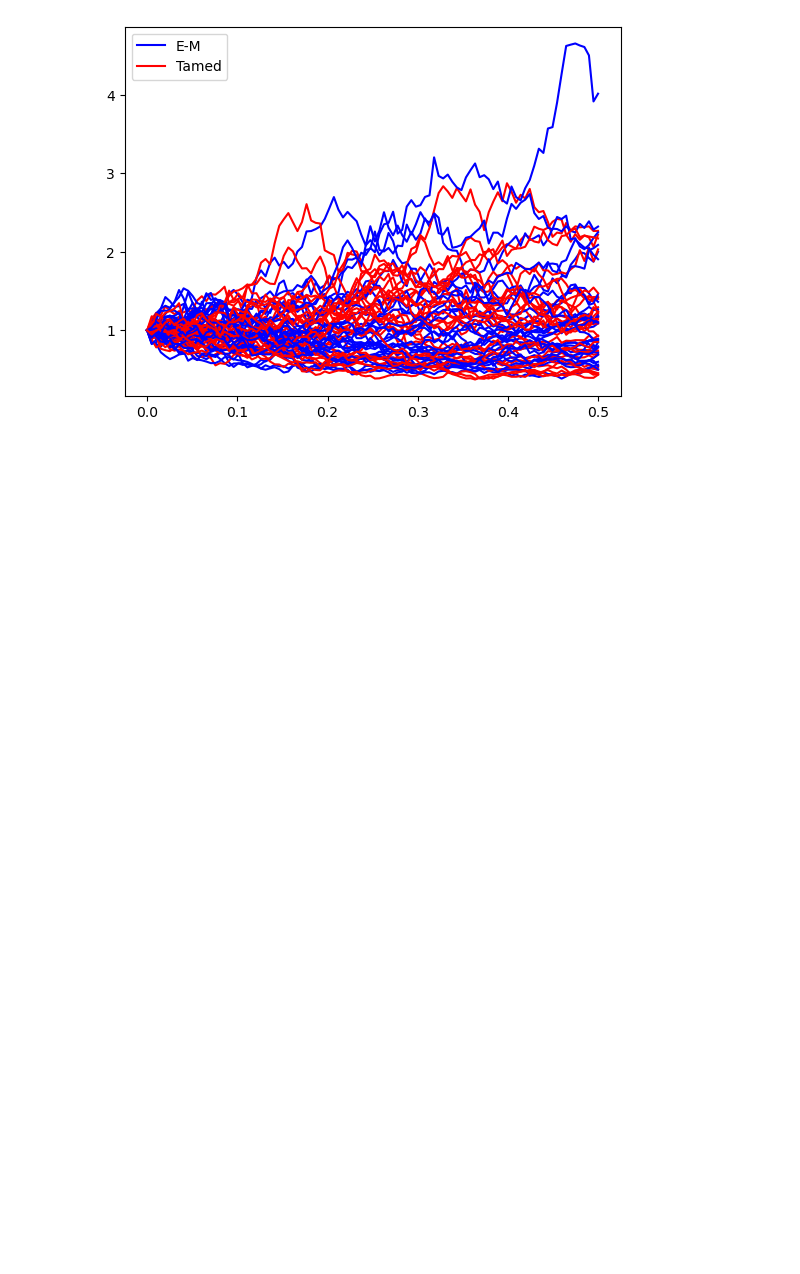
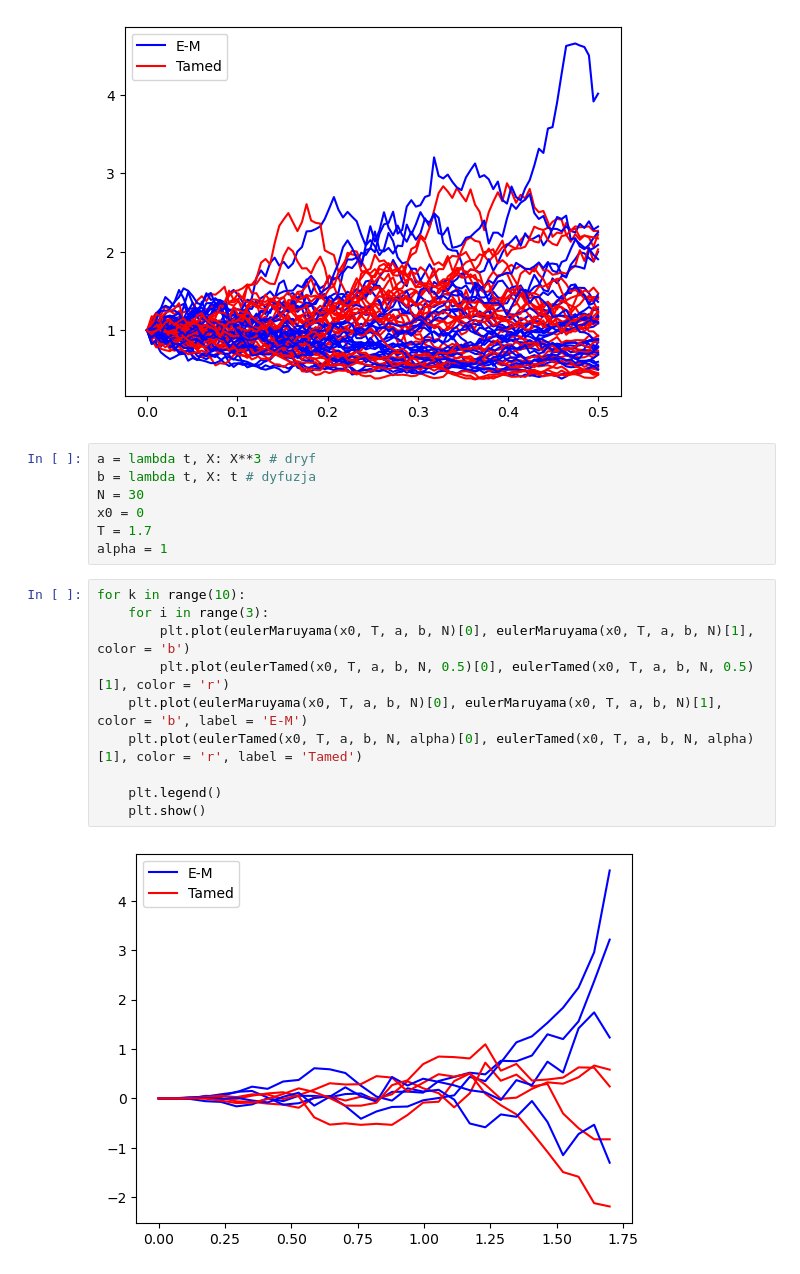
Before and after one commit to Hel4r/MNSRR-projekt-zaliczeniowy, a Jupyter notebook: symulacja.ipynb, the cells around one changed output. Drawn from its saved outputs; the diff is of its cells as text; blank space fills up the shorter version.

```diff
--- a/symulacja.ipynb
+++ b/symulacja.ipynb
@@ -98,3 +98,22 @@ plt.legend()
 plt.show()
 # %% [output]
 [figure]
+# %%
+a = lambda t, X: X**3 # dryf
+b = lambda t, X: t # dyfuzja
+N = 30
+x0 = 0
+T = 1.7
+alpha = 1
+# %%
+for k in range(10):
+    for i in range(3):
+        plt.plot(eulerMaruyama(x0, T, a, b, N)[0], eulerMaruyama(x0, T, a, b, N)[1], color = 'b')
+        plt.plot(eulerTamed(x0, T, a, b, N, 0.5)[0], eulerTamed(x0, T, a, b, N, 0.5)[1], color = 'r')
+    plt.plot(eulerMaruyama(x0, T, a, b, N)[0], eulerMaruyama(x0, T, a, b, N)[1], color = 'b', label = 'E-M')
+    plt.plot(eulerTamed(x0, T, a, b, N, alpha)[0], eulerTamed(x0, T, a, b, N, alpha)[1], color = 'r', label = 'Tamed')
+
+    plt.legend()
+    plt.show()
+# %% [output]
+[figure, added]
```
Also changed, not shown: parts of 1 cell of this notebook.
